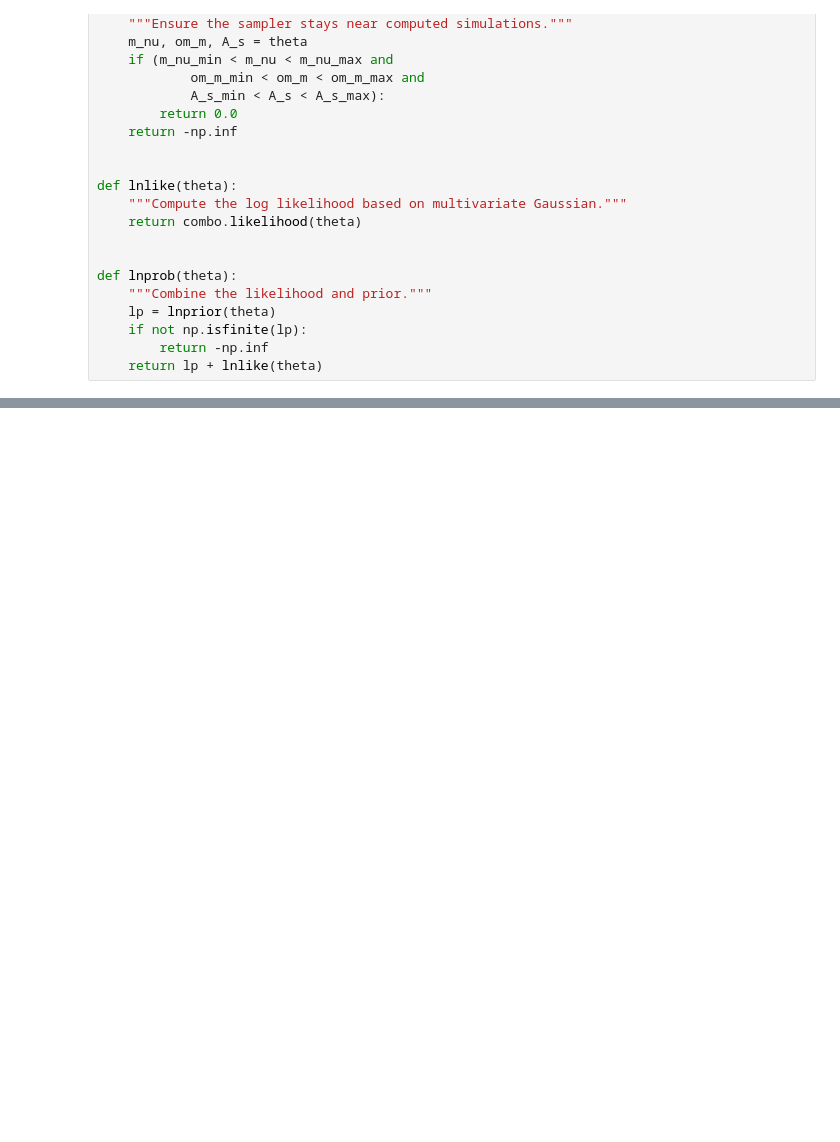
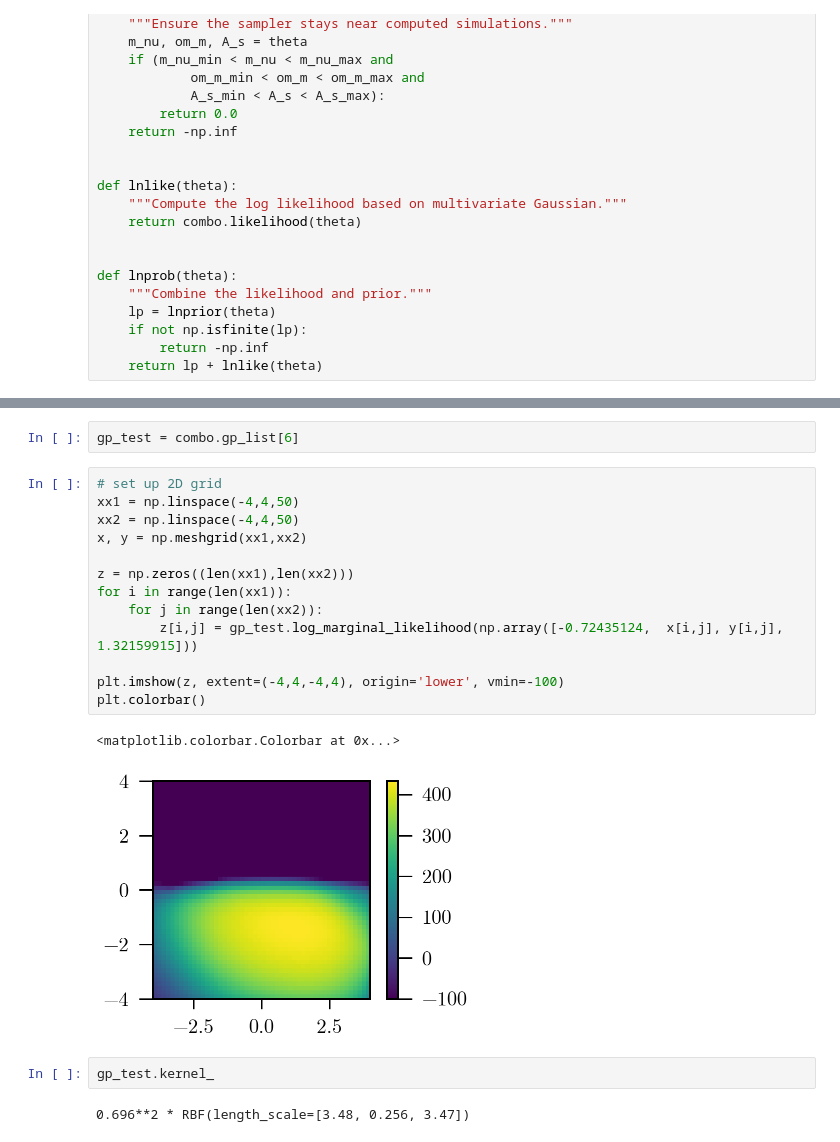
Before and after one commit to xzackli/gp_lens, a Jupyter notebook: Combo.ipynb, the cells around one changed output, grey strips where cells are left out. Saved outputs shown, nothing was run; the diff lists cells and outputs as text; blank space fills up the shorter version.

```diff
--- a/Combo.ipynb
+++ b/Combo.ipynb
@@ -160,0 +216,22 @@ for result in sampler.sample(p0, iterations=5000, storechain=False):
+# %%
+gp_test = combo.gp_list[6]
+# %%
+# set up 2D grid
+xx1 = np.linspace(-4,4,50)
+xx2 = np.linspace(-4,4,50)
+x, y = np.meshgrid(xx1,xx2)
+
+z = np.zeros((len(xx1),len(xx2)))
+for i in range(len(xx1)):
+    for j in range(len(xx2)):
+        z[i,j] = gp_test.log_marginal_likelihood(np.array([-0.72435124,  x[i,j], y[i,j],  1.32159915]))
+
+plt.imshow(z, extent=(-4,4,-4,4), origin='lower', vmin=-100)
+plt.colorbar()
+# %% [output]
+<matplotlib.colorbar.Colorbar at 0x...>
+[figure, added]
+# %%
+gp_test.kernel_
+# %% [output]
+0.696**2 * RBF(length_scale=[3.48, 0.256, 3.47])
```
Also changed, not shown: parts of 6 cells of this notebook, 36 other files.
